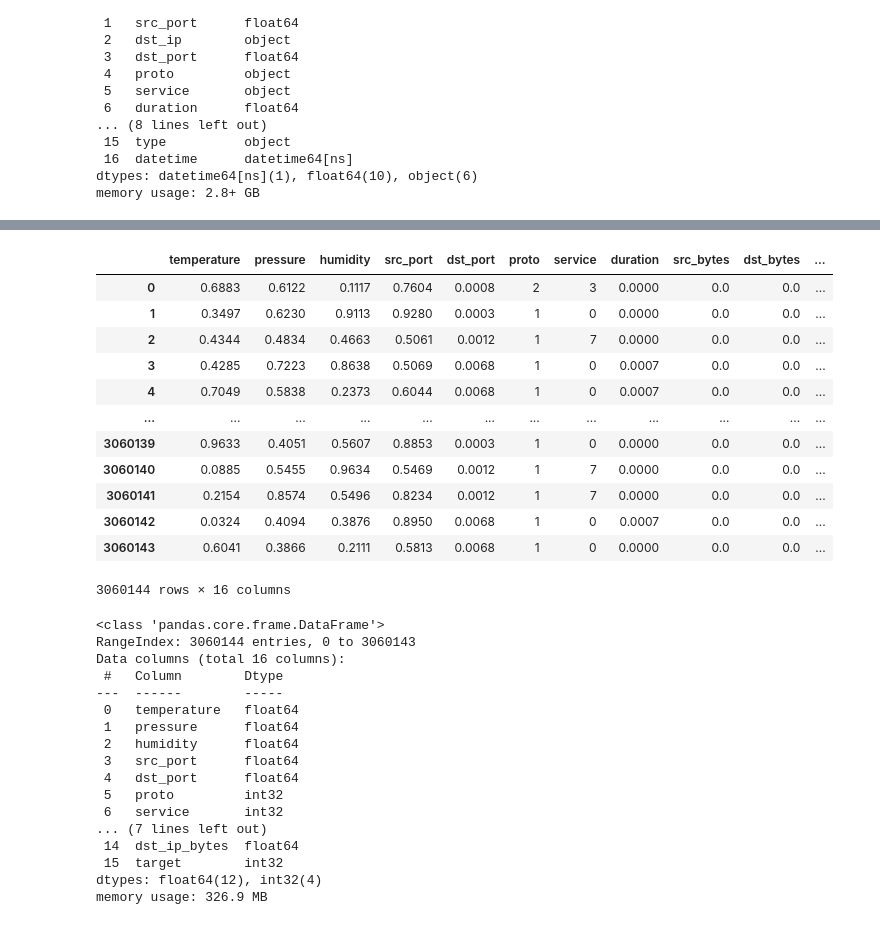
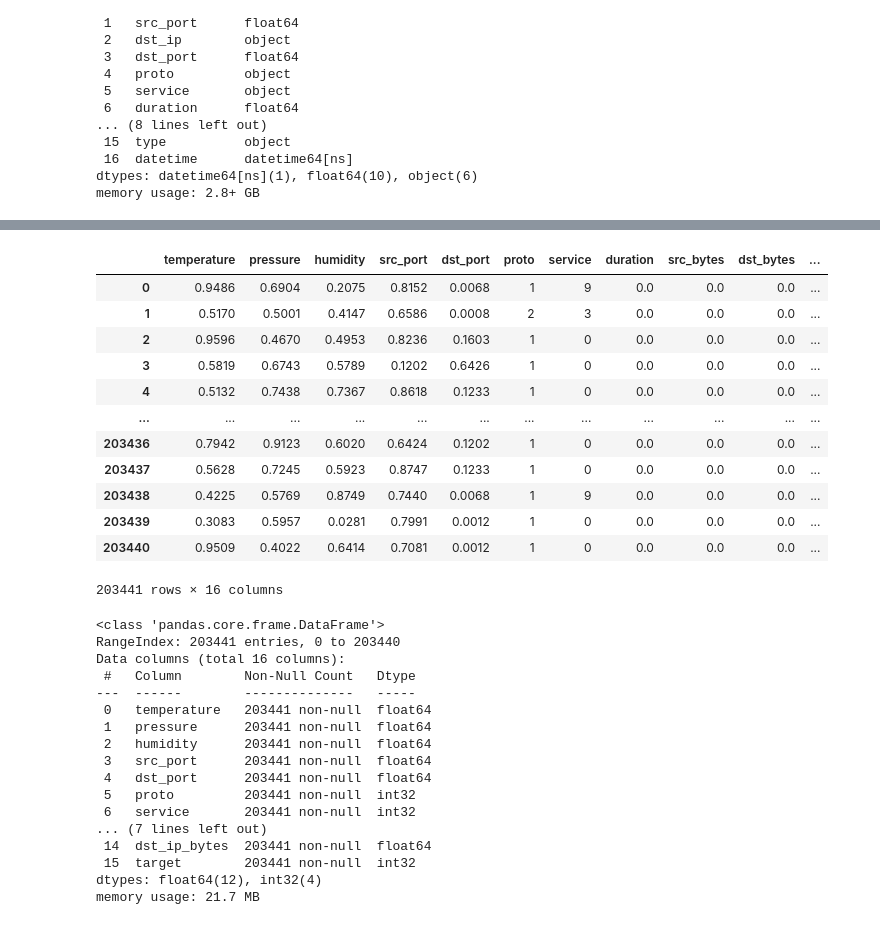
Before and after one commit to Hongwei-Z/SC-MLIDS, a Jupyter notebook: datasets/Preprocessing.ipynb, the cells around one changed output, grey strips where cells are left out. Cells and saved outputs as stored; diff of their text form; code cells hidden in the pictures.

```diff
--- a/datasets/Preprocessing.ipynb
+++ b/datasets/Preprocessing.ipynb
@@ -189,5 +208,5 @@ df_networks.describe()
 # %%
 # Merge the IoT Weather dataset and the Processed Network dataset by datetime and network attack type
-merged_df = pd.merge(df_weather, df_networks, left_on=['date', 'type'], right_on=['datetime', 'type'], how='outer')
+merged_df = df_weather_selected.merge(df_networks, on=['datetime', 'type'], how='left', copy=False)
 merged_df
 # %% [output]
@@ -207,6 +225,0 @@ merged_df
-# %%
-# Delete duplicate columns and delete invalid rows
-merged_df.drop(['label_x', 'datetime'], axis=1, inplace=True)
-merged_df.dropna(inplace=True)
-merged_df.drop_duplicates(inplace=True)
-merged_df
@@ -226,0 +226,7 @@ merged_df
+# %%
+# Drop duplicate from merged dataset and delete useless rows
+merged_df.dropna(inplace=True)
+merged_df = merged_df.drop_duplicates(subset=['datetime', 'temperature', 'pressure', 'humidity', 'type'])
+merged_df.drop(['label_x', 'datetime'], axis=1, inplace=True)
+merged_df.rename(columns={'label_y': 'target'}, inplace=True)
+merged_df
@@ -259,7 +282,6 @@ Merged: 3060144
 # %%
 # Drop datetime and type, the IP address contains IPv4 and IPv6 and cannot be simply converted into numbers, so they are also deleted.
-merged_df.drop(['date', 'type', 'src_ip', 'dst_ip'], axis=1, inplace=True)
-merged_df.rename(columns={'label_y': 'target'}, inplace=True)
+merged_df.drop(['type', 'src_ip', 'dst_ip'], axis=1, inplace=True)
 merged_df
 # %% [output]
 |  | temperature | pressure | humidity | src_port | dst_port | proto | service | duration | src_bytes | dst_bytes | ... |
@@ -308,39 +330,39 @@ merged_df
 # %%
 # Shuffle the dataset
-dataset = merged_df.sample(frac=1).reset_index(drop=True)
-dataset
+merged_df = merged_df.sample(frac=1).reset_index(drop=True)
+merged_df
 # %% [output]
 |  | temperature | pressure | humidity | src_port | dst_port | proto | service | duration | src_bytes | dst_bytes | ... |
-| 0 | 0.6883 | 0.6122 | 0.1117 | 0.7604 | 0.0008 | 2 | 3 | 0.0000 | 0.0 | 0.0 | ... |
-| 1 | 0.3497 | 0.6230 | 0.9113 | 0.9280 | 0.0003 | 1 | 0 | 0.0000 | 0.0 | 0.0 | ... |
-| 2 | 0.4344 | 0.4834 | 0.4663 | 0.5061 | 0.0012 | 1 | 7 | 0.0000 | 0.0 | 0.0 | ... |
-| 3 | 0.4285 | 0.7223 | 0.8638 | 0.5069 | 0.0068 | 1 | 0 | 0.0007 | 0.0 | 0.0 | ... |
-| 4 | 0.7049 | 0.5838 | 0.2373 | 0.6044 | 0.0068 | 1 | 0 | 0.0007 | 0.0 | 0.0 | ... |
+| 0 | 0.9486 | 0.6904 | 0.2075 | 0.8152 | 0.0068 | 1 | 9 | 0.0 | 0.0 | 0.0 | ... |
+| 1 | 0.5170 | 0.5001 | 0.4147 | 0.6586 | 0.0008 | 2 | 3 | 0.0 | 0.0 | 0.0 | ... |
+| 2 | 0.9596 | 0.4670 | 0.4953 | 0.8236 | 0.1603 | 1 | 0 | 0.0 | 0.0 | 0.0 | ... |
+| 3 | 0.5819 | 0.6743 | 0.5789 | 0.1202 | 0.6426 | 1 | 0 | 0.0 | 0.0 | 0.0 | ... |
+| 4 | 0.5132 | 0.7438 | 0.7367 | 0.8618 | 0.1233 | 1 | 0 | 0.0 | 0.0 | 0.0 | ... |
 | ... | ... | ... | ... | ... | ... | ... | ... | ... | ... | ... | ... |
-| 3060139 | 0.9633 | 0.4051 | 0.5607 | 0.8853 | 0.0003 | 1 | 0 | 0.0000 | 0.0 | 0.0 | ... |
-| 3060140 | 0.0885 | 0.5455 | 0.9634 | 0.5469 | 0.0012 | 1 | 7 | 0.0000 | 0.0 | 0.0 | ... |
-| 3060141 | 0.2154 | 0.8574 | 0.5496 | 0.8234 | 0.0012 | 1 | 7 | 0.0000 | 0.0 | 0.0 | ... |
-| 3060142 | 0.0324 | 0.4094 | 0.3876 | 0.8950 | 0.0068 | 1 | 0 | 0.0007 | 0.0 | 0.0 | ... |
-| 3060143 | 0.6041 | 0.3866 | 0.2111 | 0.5813 | 0.0068 | 1 | 0 | 0.0000 | 0.0 | 0.0 | ... |
+| 203436 | 0.7942 | 0.9123 | 0.6020 | 0.6424 | 0.1202 | 1 | 0 | 0.0 | 0.0 | 0.0 | ... |
+| 203437 | 0.5628 | 0.7245 | 0.5923 | 0.8747 | 0.1233 | 1 | 0 | 0.0 | 0.0 | 0.0 | ... |
+| 203438 | 0.4225 | 0.5769 | 0.8749 | 0.7440 | 0.0068 | 1 | 9 | 0.0 | 0.0 | 0.0 | ... |
+| 203439 | 0.3083 | 0.5957 | 0.0281 | 0.7991 | 0.0012 | 1 | 0 | 0.0 | 0.0 | 0.0 | ... |
+| 203440 | 0.9509 | 0.4022 | 0.6414 | 0.7081 | 0.0012 | 1 | 0 | 0.0 | 0.0 | 0.0 | ... |
-3060144 rows × 16 columns
+203441 rows × 16 columns
 # %%
-dataset.info()
+merged_df.info()
 # %% [output]
 <class 'pandas.core.frame.DataFrame'>
-RangeIndex: 3060144 entries, 0 to 3060143
+RangeIndex: 203441 entries, 0 to 203440
 Data columns (total 16 columns):
- #   Column        Dtype
----  ------        -----
- 0   temperature   float64
- 1   pressure      float64
- 2   humidity      float64
- 3   src_port      float64
- 4   dst_port      float64
- 5   proto         int32
- 6   service       int32
+ #   Column        Non-Null Count   Dtype
+---  ------        --------------   -----
+ 0   temperature   203441 non-null  float64
+ 1   pressure      203441 non-null  float64
+ 2   humidity      203441 non-null  float64
+ 3   src_port      203441 non-null  float64
+ 4   dst_port      203441 non-null  float64
+ 5   proto         203441 non-null  int32
+ 6   service       203441 non-null  int32
 ... (7 lines left out)
- 14  dst_ip_bytes  float64
- 15  target        int32
+ 14  dst_ip_bytes  203441 non-null  float64
+ 15  target        203441 non-null  int32
 dtypes: float64(12), int32(4)
-memory usage: 326.9 MB
+memory usage: 21.7 MB
 # %%
```
Also changed, not shown: parts of 19 cells of this notebook, 2 other files.
